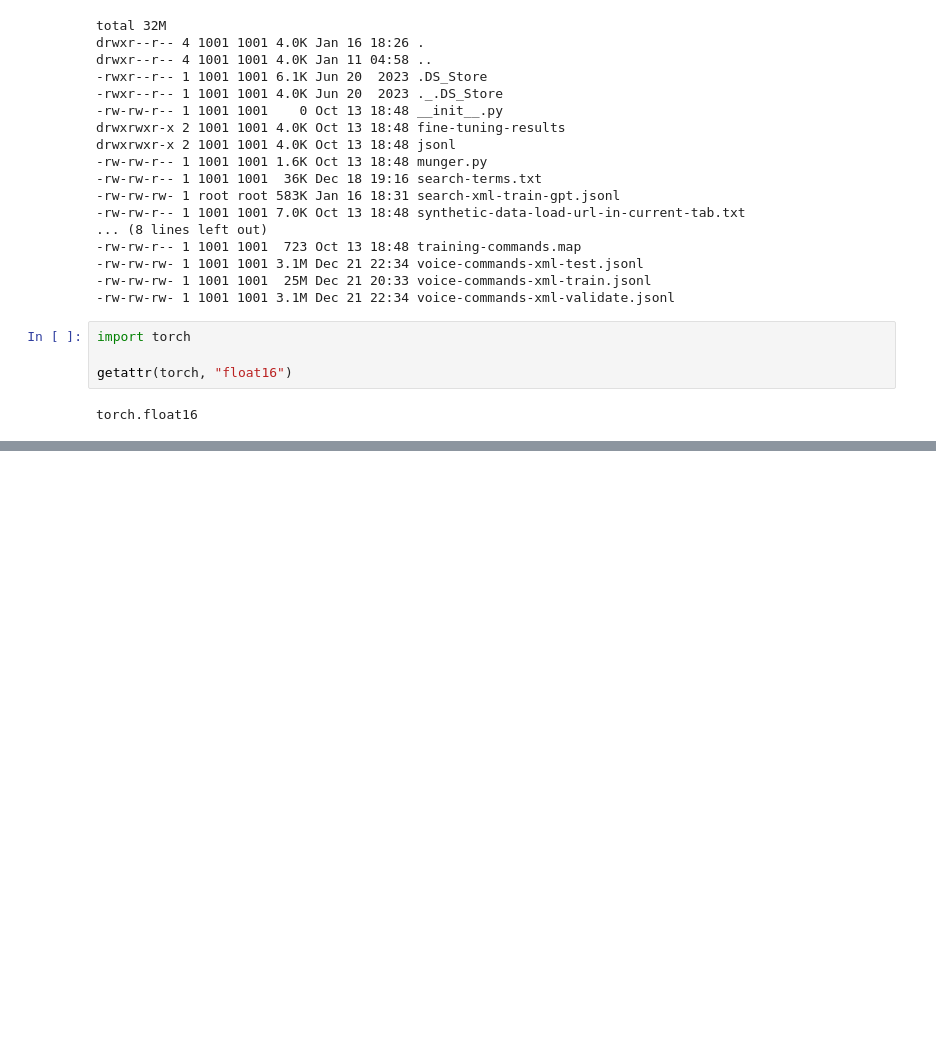
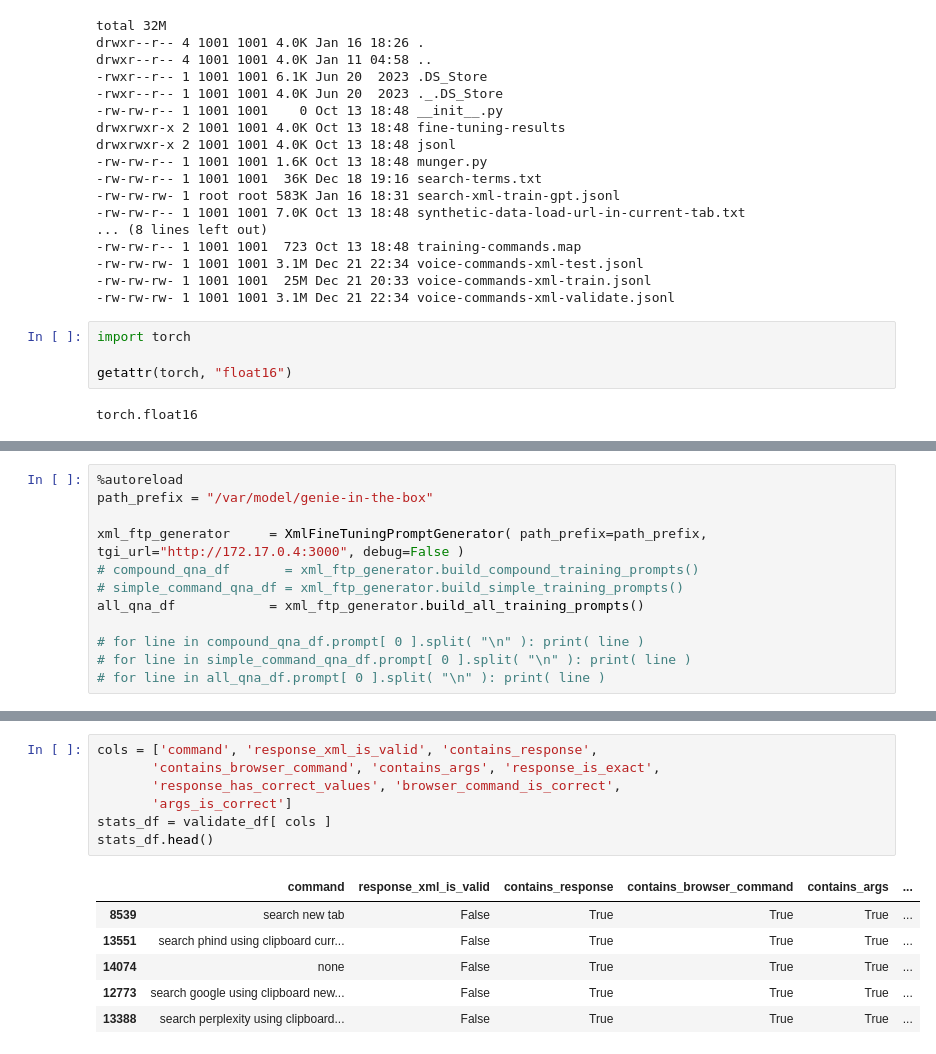
Before and after one commit to deepily/genie-in-the-box, a Jupyter notebook: src/ephemera/notebooks/deepily-xml-prompt-generator.ipynb, the cells around one changed output, grey strips where cells are left out. Saved outputs shown, nothing was run; the diff lists cells and outputs as text; blank space fills up the shorter version.

```diff
--- a/src/ephemera/notebooks/deepily-xml-prompt-generator.ipynb
+++ b/src/ephemera/notebooks/deepily-xml-prompt-generator.ipynb
@@ -938,0 +1001,12 @@ torch.float16
+# %%
+%autoreload
+path_prefix = "/var/model/genie-in-the-box"
+
+xml_ftp_generator     = XmlFineTuningPromptGenerator( path_prefix=path_prefix, tgi_url="http://172.17.0.4:3000", debug=False )
+# compound_qna_df       = xml_ftp_generator.build_compound_training_prompts()
+# simple_command_qna_df = xml_ftp_generator.build_simple_training_prompts()
+all_qna_df            = xml_ftp_generator.build_all_training_prompts()
+
+# for line in compound_qna_df.prompt[ 0 ].split( "\n" ): print( line )
+# for line in simple_command_qna_df.prompt[ 0 ].split( "\n" ): print( line )
+# for line in all_qna_df.prompt[ 0 ].split( "\n" ): print( line )
@@ -938,0 +1097,14 @@ torch.float16
+# %%
+cols = ['command', 'response_xml_is_valid', 'contains_response',
+       'contains_browser_command', 'contains_args', 'response_is_exact',
+       'response_has_correct_values', 'browser_command_is_correct',
+       'args_is_correct']
+stats_df = validate_df[ cols ]
+stats_df.head()
+# %% [output]
+|  | command | response_xml_is_valid | contains_response | contains_browser_command | contains_args | ... |
+| 8539 | search new tab | False | True | True | True | ... |
+| 13551 | search phind using clipboard curr... | False | True | True | True | ... |
+| 14074 | none | False | True | True | True | ... |
+| 12773 | search google using clipboard new... | False | True | True | True | ... |
+| 13388 | search perplexity using clipboard... | False | True | True | True | ... |
```
Also changed, not shown: parts of 15 cells of this notebook.
